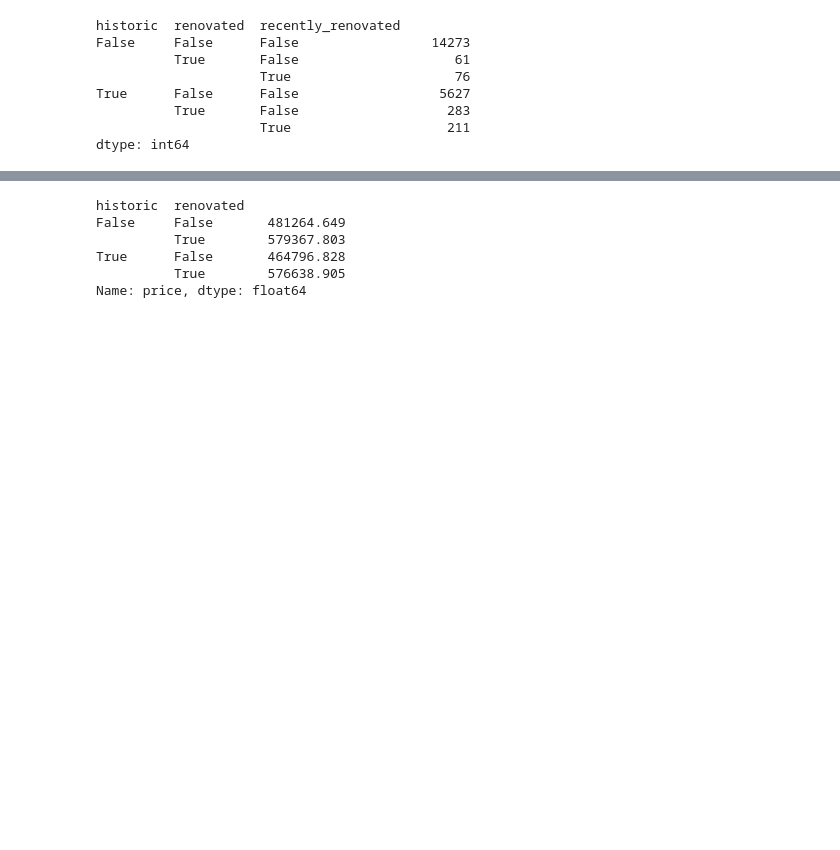
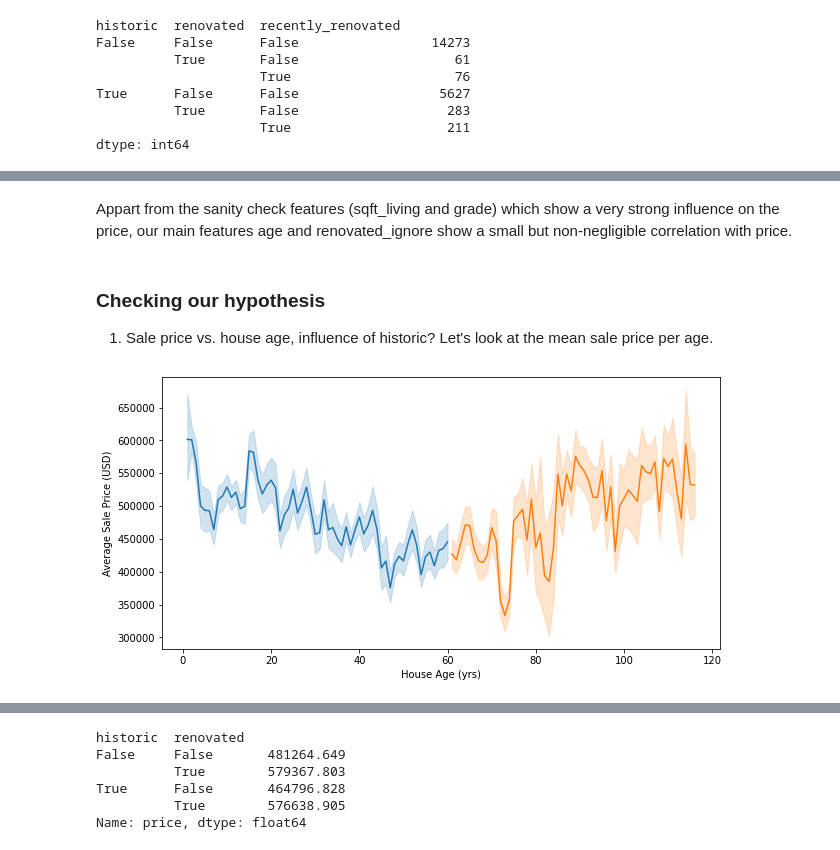
Before and after one commit to felix-roc/ds-projects-EDA, a Jupyter notebook: EDA.ipynb, the cells around one changed output, grey strips where cells are left out. Saved outputs shown, nothing was run; the diff lists cells and outputs as text; code cells hidden in the pictures; blank space fills up the shorter version.

```diff
--- a/EDA.ipynb
+++ b/EDA.ipynb
@@ -375,0 +412,13 @@ sns.lineplot(data=df_ad, x='age', y='price', hue='historic')
+# %% [markdown]
+Appart from the sanity check features (sqft_living and grade) which show a very strong influence on the price, our main features age and renovated_ignore show a small but non-negligible correlation with price.
+# %% [markdown]
+### Checking our hypothesis
+1. Sale price vs. house age, influence of historic? Let's look at the mean sale price per age.
+# %%
+sns.lineplot(data=df_ad, x='age', y='price', hue='historic', legend=False)
+plt.xlabel('House Age (yrs)')
+plt.ylabel('Average Sale Price (USD)')
+#plt.legend(['Modern Houses', 'Historic Houses'], loc='best')
+plt.savefig('images/2_age_historic.png', bbox_inches='tight')
+# %% [output]
+[figure, added]
```
Also changed, not shown: parts of 49 cells of this notebook, 1 other file.
